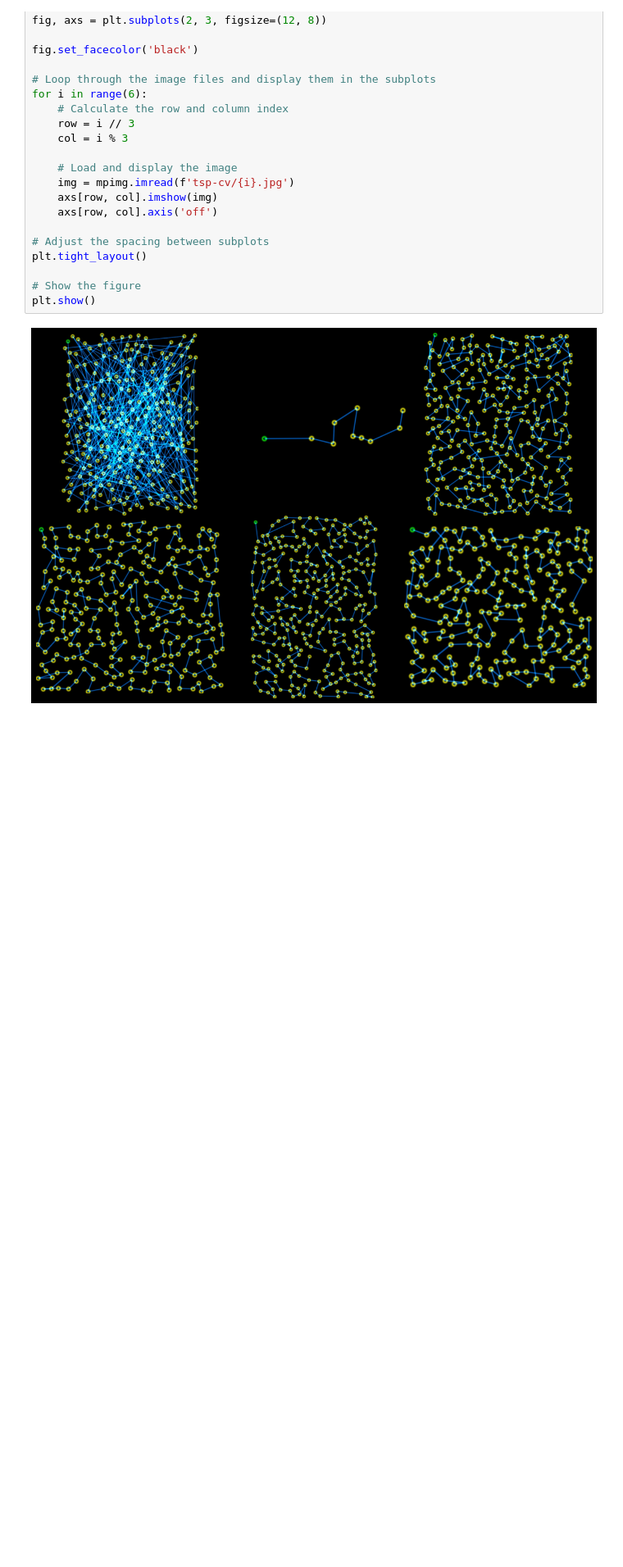
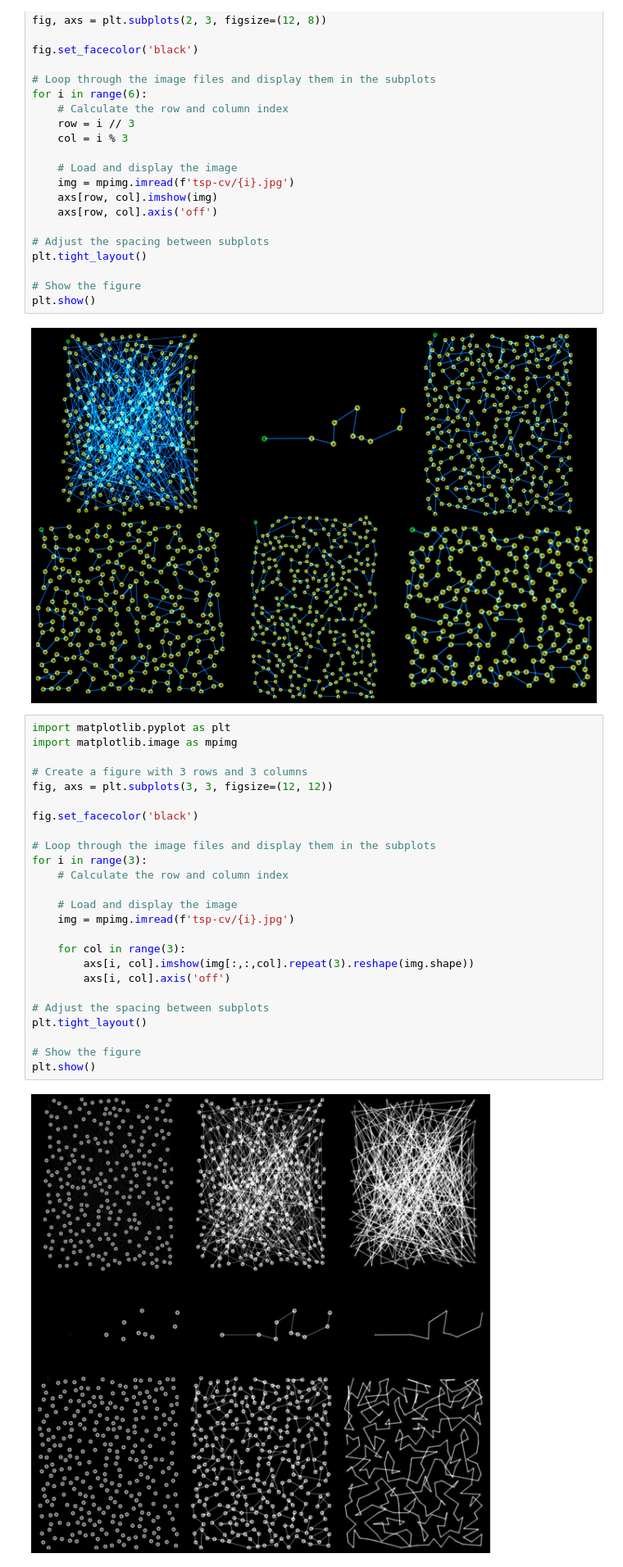
Before and after one commit to maximedrouhin/AI-Lab_Traveling-Salesman-Problem, a Jupyter notebook: setup.ipynb, the cells around one changed output. Shown at 82% size. Drawn from its saved outputs; the diff is of its cells as text; blank space fills up the shorter version.

```diff
--- a/setup.ipynb
+++ b/setup.ipynb
@@ -70,3 +68,30 @@ plt.tight_layout()
 plt.show()
 # %% [output]
 [figure]
+# %%
+import matplotlib.pyplot as plt
+import matplotlib.image as mpimg
+
+# Create a figure with 3 rows and 3 columns
+fig, axs = plt.subplots(3, 3, figsize=(12, 12))
+
+fig.set_facecolor('black')
+
+# Loop through the image files and display them in the subplots
+for i in range(3):
+    # Calculate the row and column index
+
+    # Load and display the image
+    img = mpimg.imread(f'tsp-cv/{i}.jpg')
+
+    for col in range(3):
+        axs[i, col].imshow(img[:,:,col].repeat(3).reshape(img.shape))
+        axs[i, col].axis('off')
+
+# Adjust the spacing between subplots
+plt.tight_layout()
+
+# Show the figure
+plt.show()
+# %% [output]
+[figure, added]
```
Also changed, not shown: parts of 2 cells of this notebook, 1 other file.
